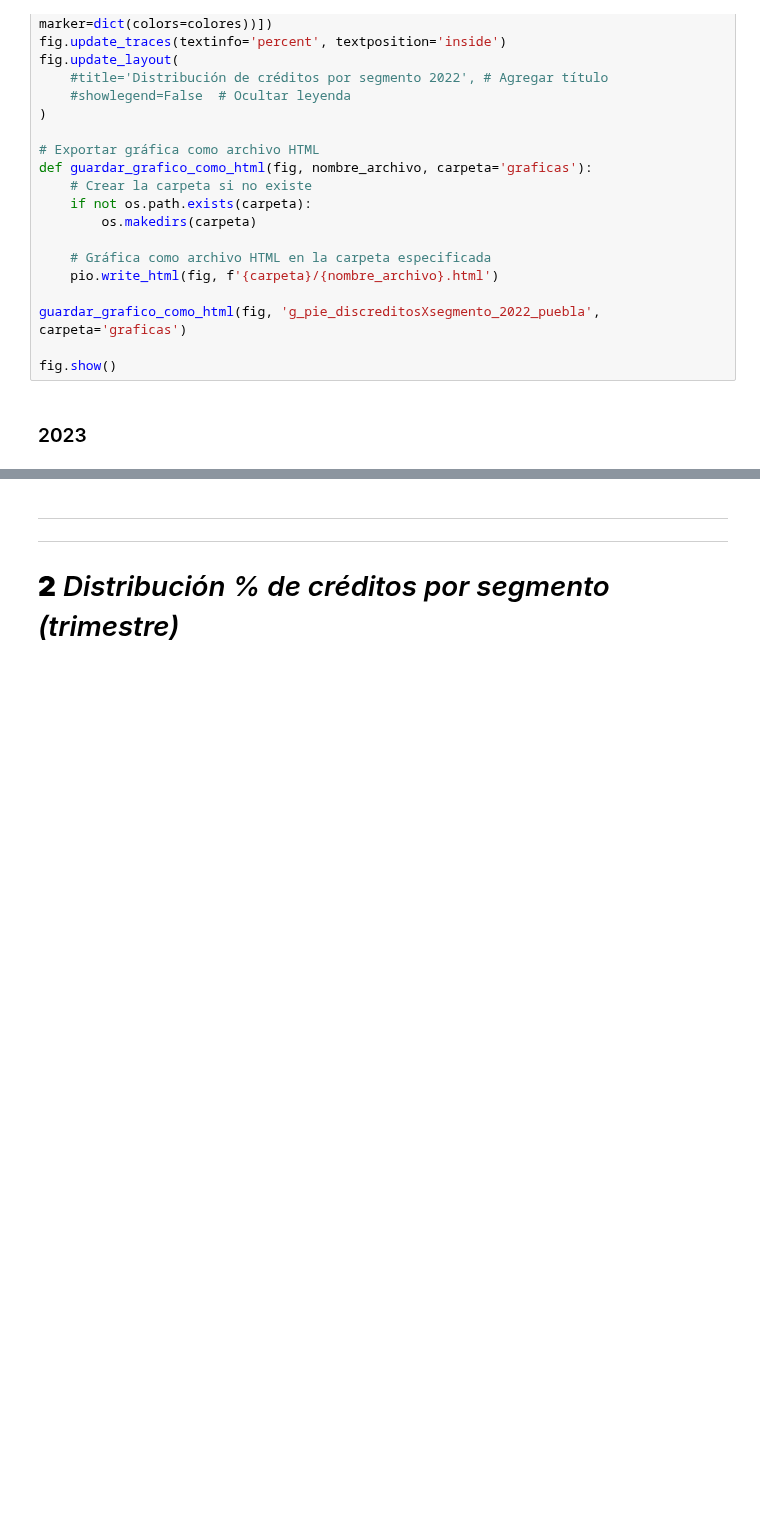
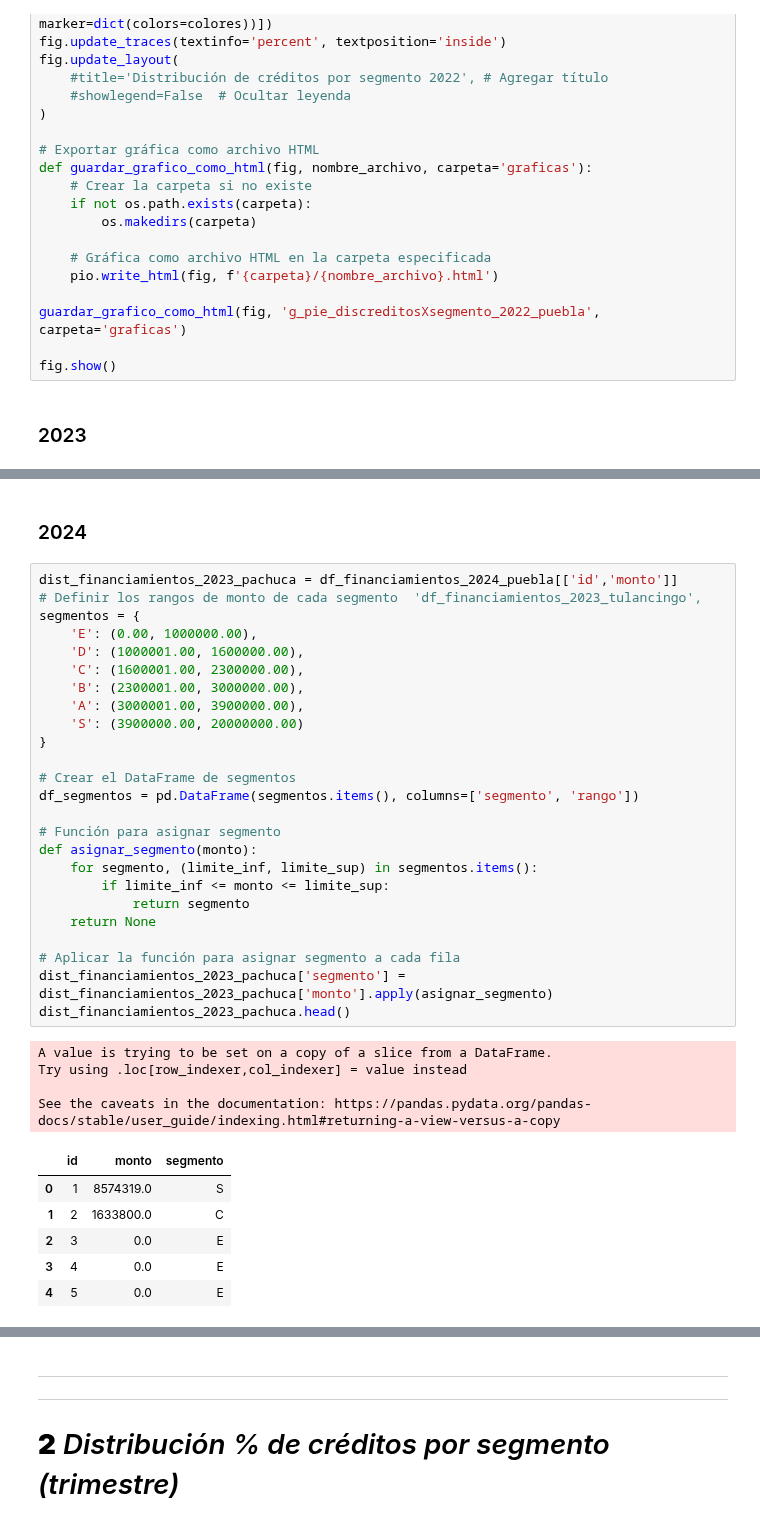
Before and after one commit to MiguelDWT4toCreativo/Datalpine, a Jupyter notebook: resources/jupyter/creditos_distribucion.ipynb, the cells around one changed output, grey strips where cells are left out. Saved outputs shown, nothing was run; the diff lists cells and outputs as text; blank space fills up the shorter version.

```diff
--- a/resources/jupyter/creditos_distribucion.ipynb
+++ b/resources/jupyter/creditos_distribucion.ipynb
@@ -579,3 +581,41 @@ def guardar_grafico_como_html(fig, nombre_archivo, carpeta='graficas'):
 guardar_grafico_como_html(fig, 'g_pie_discreditosXsegmento_2023_peubla', carpeta='graficas')
 
 fig.show()
+# %% [markdown]
+### 2024
+# %%
+dist_financiamientos_2023_pachuca = df_financiamientos_2024_puebla[['id','monto']]
+# Definir los rangos de monto de cada segmento  'df_financiamientos_2023_tulancingo',
+segmentos = {
+    'E': (0.00, 1000000.00),
+    'D': (1000001.00, 1600000.00),
+    'C': (1600001.00, 2300000.00),
+    'B': (2300001.00, 3000000.00),
+    'A': (3000001.00, 3900000.00),
+    'S': (3900000.00, 20000000.00)
+}
+
+# Crear el DataFrame de segmentos
+df_segmentos = pd.DataFrame(segmentos.items(), columns=['segmento', 'rango'])
+
+# Función para asignar segmento
+def asignar_segmento(monto):
+    for segmento, (limite_inf, limite_sup) in segmentos.items():
+        if limite_inf <= monto <= limite_sup:
+            return segmento
+    return None
+
+# Aplicar la función para asignar segmento a cada fila
+dist_financiamientos_2023_pachuca['segmento'] = dist_financiamientos_2023_pachuca['monto'].apply(asignar_segmento)
+dist_financiamientos_2023_pachuca.head()
+# %% [output]
+A value is trying to be set on a copy of a slice from a DataFrame.
+Try using .loc[row_indexer,col_indexer] = value instead
+
+See the caveats in the documentation: https://pandas.pydata.org/pandas-docs/stable/user_guide/indexing.html#returning-a-view-versus-a-copy
+|  | id | monto | segmento |
+| 0 | 1 | 8574319.0 | S |
+| 1 | 2 | 1633800.0 | C |
+| 2 | 3 | 0.0 | E |
+| 3 | 4 | 0.0 | E |
+| 4 | 5 | 0.0 | E |
```
Also changed, not shown: parts of 13 cells of this notebook, 8 other files.
